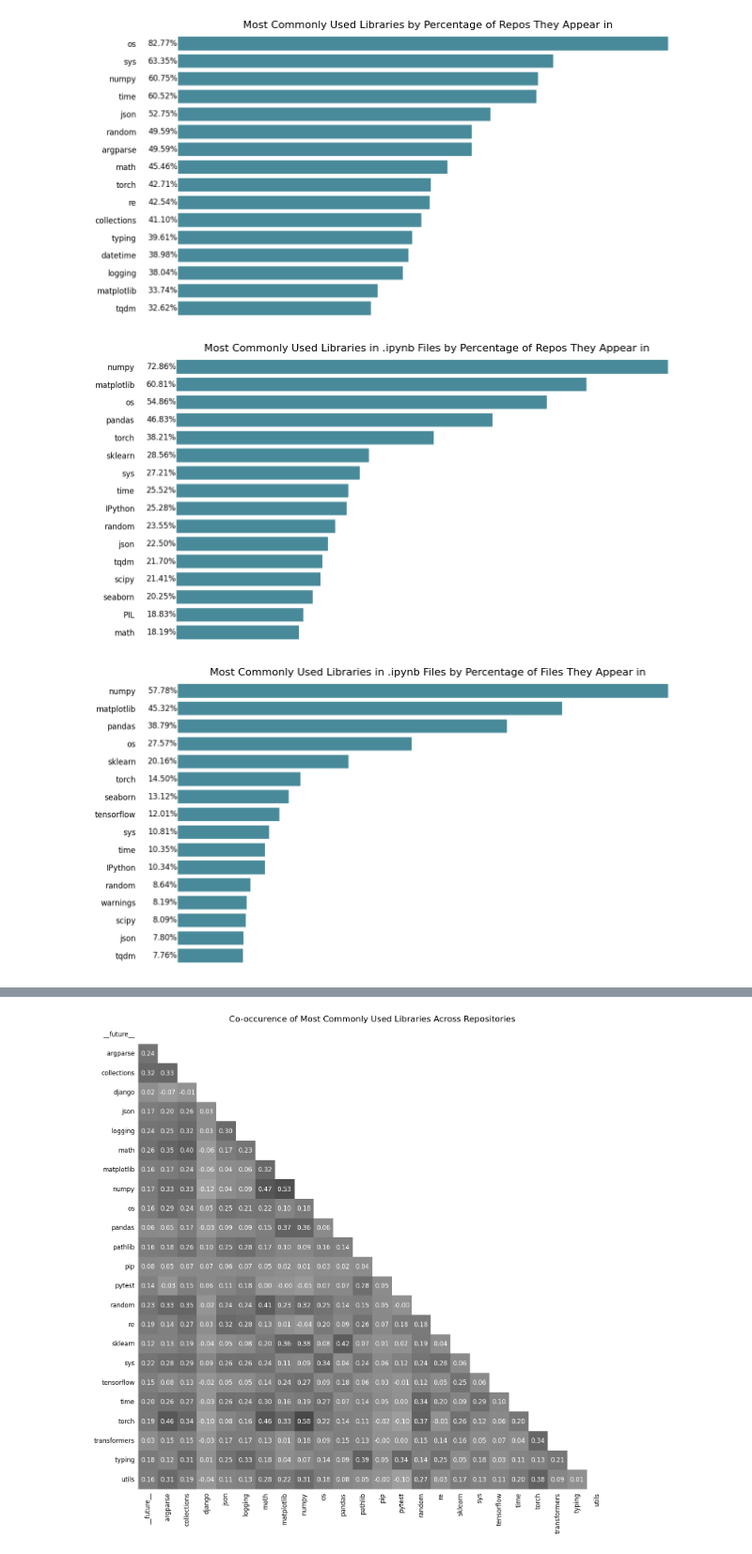
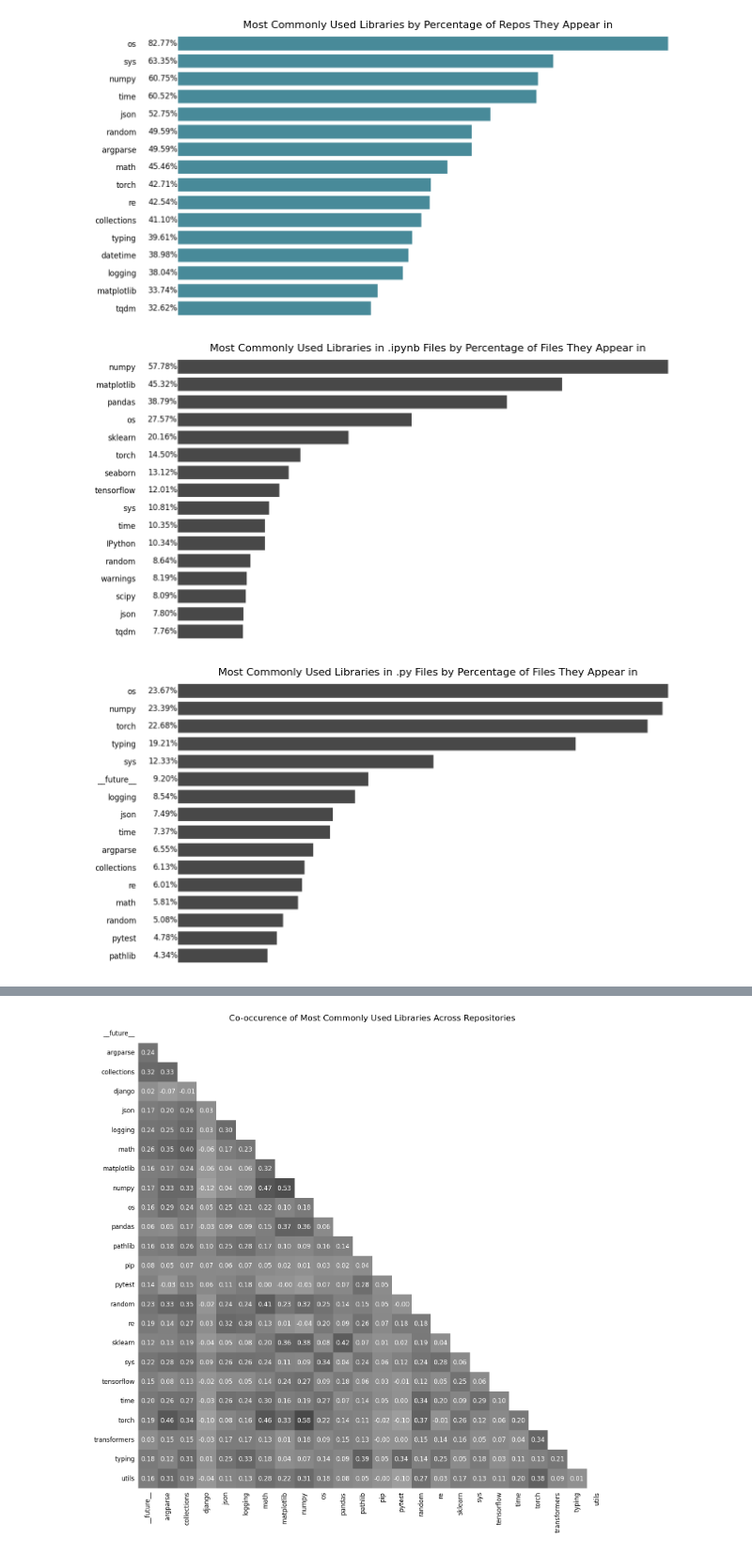
Before and after one commit to tobias-talaj/top-python-repos-analysis, a Jupyter notebook: notebooks/all_libraries_analysis.ipynb, the cells around one changed output, grey strips where cells are left out. Shown at 94% size. Cells and saved outputs as stored; diff of their text form; code cells hidden in the pictures.

```diff
--- a/notebooks/all_libraries_analysis.ipynb
+++ b/notebooks/all_libraries_analysis.ipynb
@@ -41,12 +41,12 @@ plot_popularity(libraries_in_repos_df_all, 'Most Commonly Used Libraries by Perc
 # %% [output]
 [figure]
 # %%
-libraries_in_repos_df_ipynb = libraries_in_repos(ipynb_files_imports)
-plot_popularity(libraries_in_repos_df_ipynb, 'Most Commonly Used Libraries in .ipynb Files by Percentage of Repos They Appear in', 16, ipynb_repo_count)
+libraries_in_files_df_ipynb = libraries_in_files(ipynb_files_imports)
+plot_popularity(libraries_in_files_df_ipynb, 'Most Commonly Used Libraries in .ipynb Files by Percentage of Files They Appear in', 16, ipynb_file_count, 'files')
 # %% [output]
-[figure, old version]
+[figure, new version]
 # %%
-libraries_in_files_df_ipynb = libraries_in_files(ipynb_files_imports)
-plot_popularity(libraries_in_files_df_ipynb, 'Most Commonly Used Libraries in .ipynb Files by Percentage of Files They Appear in', 16, ipynb_file_count)
+libraries_in_files_df_py = libraries_in_files(py_files_imports)
+plot_popularity(libraries_in_files_df_py, 'Most Commonly Used Libraries in .py Files by Percentage of Files They Appear in', 16, py_file_count, 'files')
 # %% [output]
-[figure, old version]
+[figure, new version]
```
Also changed, not shown: parts of 2 cells of this notebook, 2 other files.
